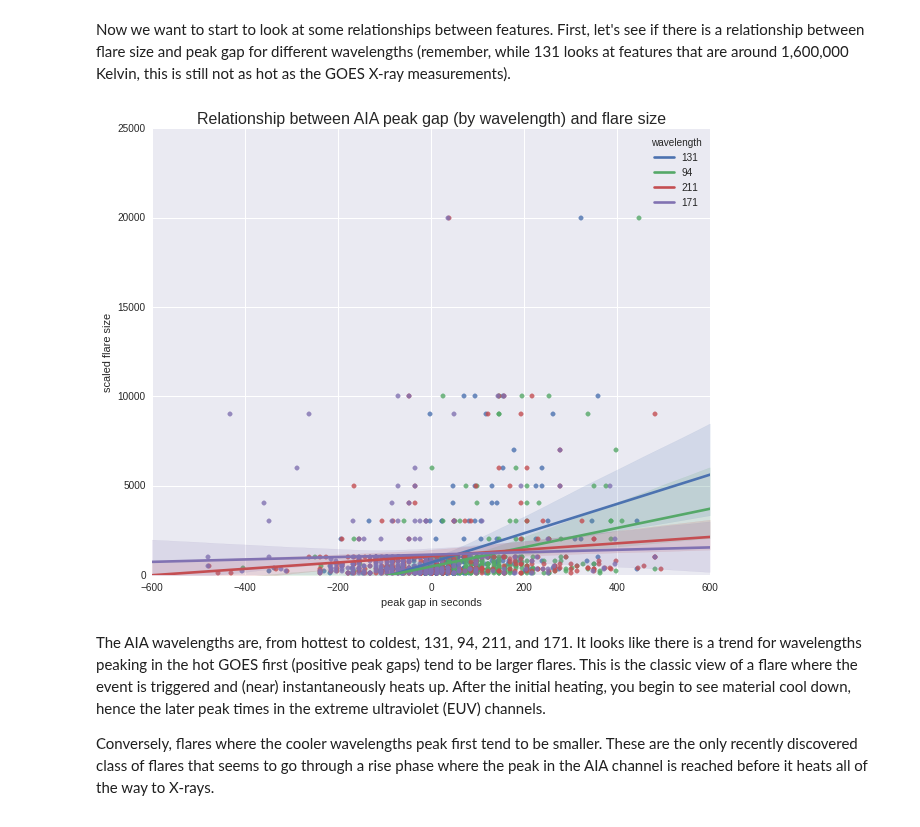
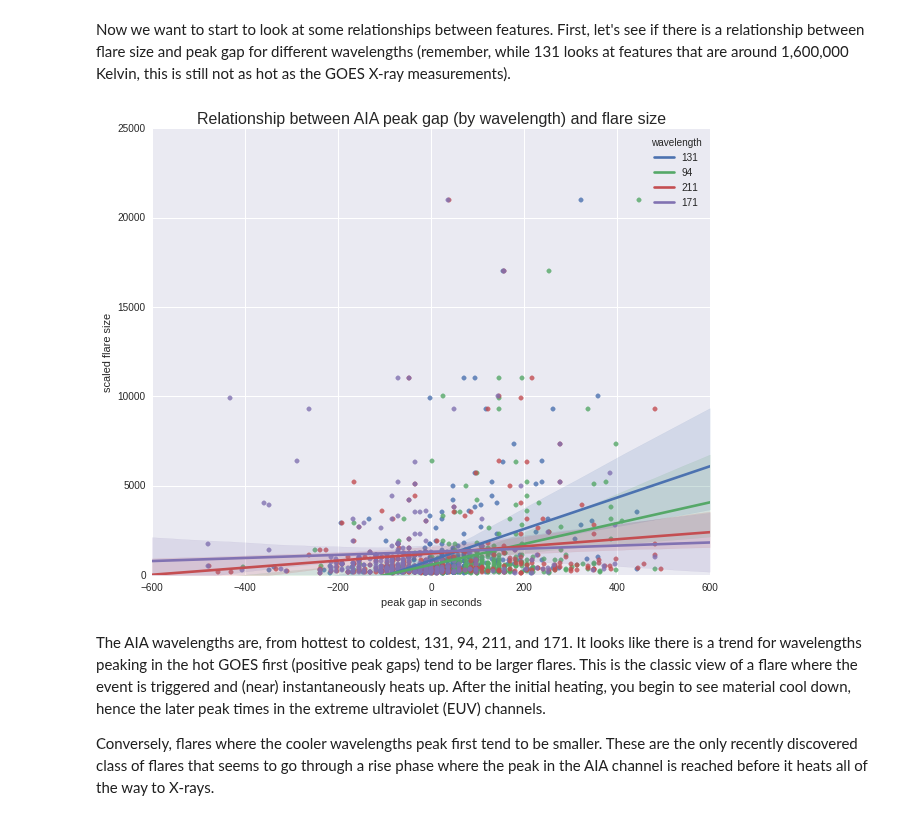
Before and after one commit to Nschanche/Flare_peaks, a Jupyter notebook: flare_project.ipynb, the cells around one changed output. Drawn from its saved outputs; the diff is of its cells as text; code cells hidden in the pictures.

```diff
--- a/flare_project.ipynb
+++ b/flare_project.ipynb
@@ -983,35 +984,35 @@ Now we want to start to look at some relationships between features.  First, let
 scaled_size = []
 
 for row in peaks_filtered.iterrows():
     index, data = row
 
     #if data['X-ray class'] == max_wl:
-    raw_size = int(data['X-ray class'][1])
+    raw_size = float(data['X-ray class'][1:])
 
     #We have to do this because the X-ray class is an alphanumeric value, which does not plot well in python.
     #We scaled all datapoints based on their clas, so the smallest A flares have values of 0-9, B flares have
     #values of 10-90, and so on for C, M, and finally X class flares
     if data['X-ray class'][0] == 'B' :
         scaled_size.append(raw_size*10)
     if data['X-ray class'][0] == 'C' :
         scaled_size.append(raw_size*100)
     if data['X-ray class'][0] == 'M' :
         scaled_size.append(raw_size*1000)
     if data['X-ray class'][0] == 'X' :
         scaled_size.append(raw_size*10000)
 peaks_filtered['scaled flare size'] = scaled_size
 
 wavelengths = ['131', '94', '211', '171']
 plt.figure(figsize=(10,8))
 plt.title("Relationship between AIA peak gap (by wavelength) and flare size", size=16)
 plt.xlabel("AIA peak gap (sec)")
 plt.axis([-600,600,0,25000])
 for wl in wavelengths:
     sns.regplot('%s peak gap'%wl, 'scaled flare size', data=peaks_filtered, label=wl)
     sns.axlabel('peak gap in seconds', 'scaled flare size')
 plt.legend(title='wavelength');
 # %% [output]
-[figure, old version]
+[figure, new version]
 # %% [markdown]
 The AIA wavelengths are, from hottest to coldest, 131, 94, 211, and 171.  It looks like there is a trend for wavelengths peaking in the hot GOES first (positive peak gaps) tend to be larger flares. This is the classic view of a flare where the event is triggered and (near) instantaneously heats up. After the initial heating, you begin to see material cool down, hence the later peak times in the extreme ultraviolet (EUV) channels.
 
```
Also changed, not shown: parts of 12 cells of this notebook.
